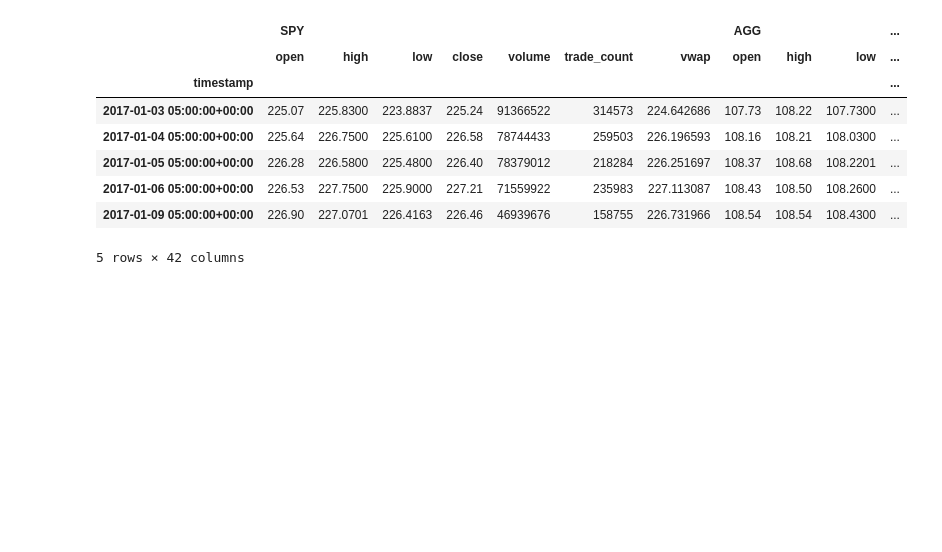
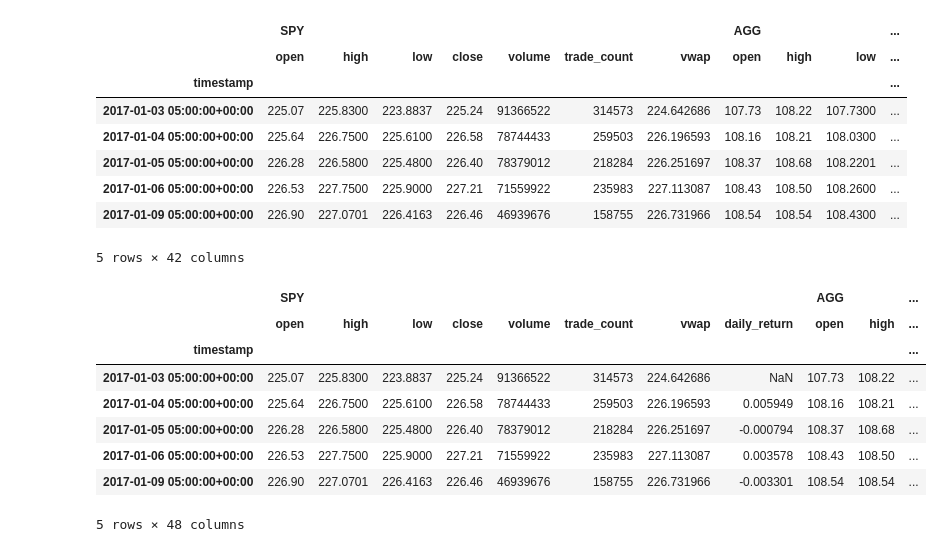
Before and after one commit to theop-55410/Project-1, a Jupyter notebook: StockPortfoliaData.ipynb, the cells around one changed output. Drawn from its saved outputs; the diff is of its cells as text; code cells hidden in the pictures; blank space fills up the shorter version.

```diff
--- a/StockPortfoliaData.ipynb
+++ b/StockPortfoliaData.ipynb
@@ -98,15 +98,26 @@ display(MCdf.head())
 # %%
 # Configure the Monte Carlo simulation to forecast 30 years cumulative returns
 # The weights should be split 40% to AGG and 60% to SPY.
 # Run 500 samples.
 MC_equal_weight = MCSimulation(
     portfolio_data = MCdf,
-    num_simulation = 500,
-    num_trading_days = 252*30
+    weights = [.4, .2, .1, .1, .1, .1],
+    num_simulation = 100,
+    num_trading_days = 252*10
 )
 
 # Review the simulation input data
 # Printing the first five rows of the simulation input data
 MC_equal_weight.portfolio_data.head()
+# %% [output]
+|  | SPY |  |  |  |  |  |  |  | AGG |  | ... |
+|  | open | high | low | close | volume | trade_count | vwap | daily_return | open | high | ... |
+| timestamp |  |  |  |  |  |  |  |  |  |  | ... |
+| 2017-01-03 05:00:00+00:00 | 225.07 | 225.8300 | 223.8837 | 225.24 | 91366522 | 314573 | 224.642686 | NaN | 107.73 | 108.22 | ... |
+| 2017-01-04 05:00:00+00:00 | 225.64 | 226.7500 | 225.6100 | 226.58 | 78744433 | 259503 | 226.196593 | 0.005949 | 108.16 | 108.21 | ... |
+| 2017-01-05 05:00:00+00:00 | 226.28 | 226.5800 | 225.4800 | 226.40 | 78379012 | 218284 | 226.251697 | -0.000794 | 108.37 | 108.68 | ... |
+| 2017-01-06 05:00:00+00:00 | 226.53 | 227.7500 | 225.9000 | 227.21 | 71559922 | 235983 | 227.113087 | 0.003578 | 108.43 | 108.50 | ... |
+| 2017-01-09 05:00:00+00:00 | 226.90 | 227.0701 | 226.4163 | 226.46 | 46939676 | 158755 | 226.731966 | -0.003301 | 108.54 | 108.54 | ... |
+5 rows × 48 columns
 # %%
 MC_equal_weight.calc_cumulative_return()
```
Also changed, not shown: parts of 2 cells of this notebook, 1 other file.
